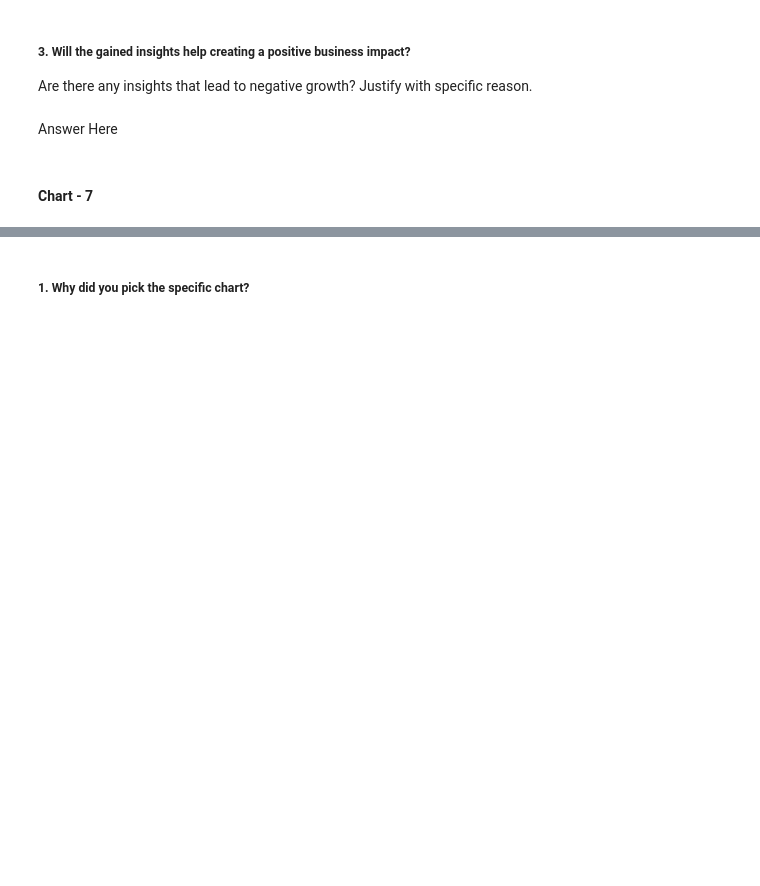
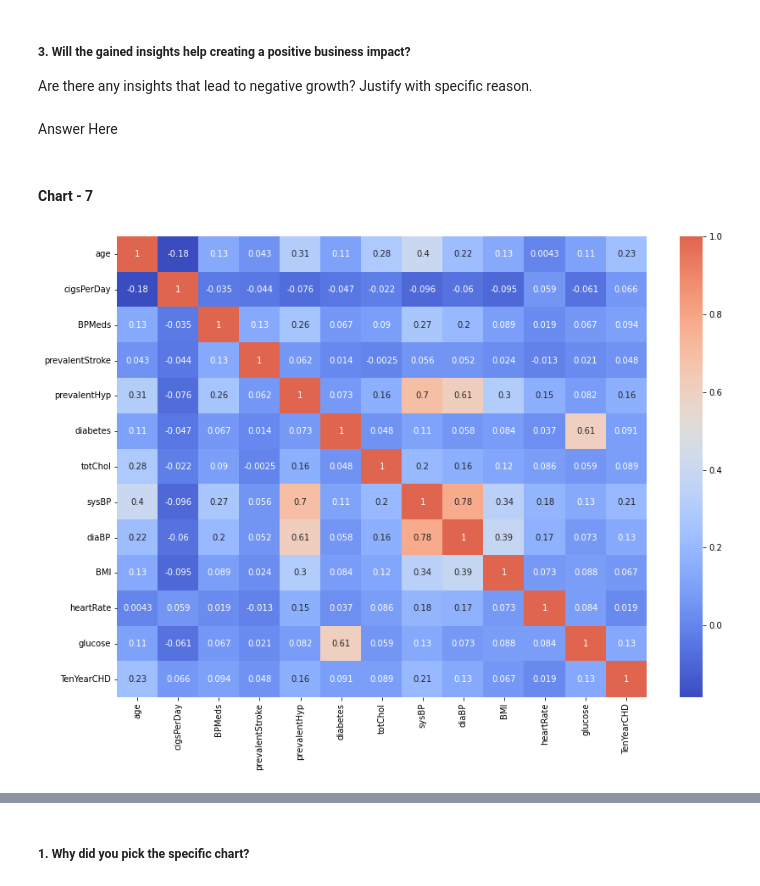
Before and after one commit to sakshantG/Cardiovascular_Risk_Prediction, a Jupyter notebook: Copy_of_Sample_ML_Submission_Template.ipynb, the cells around one changed output, grey strips where cells are left out. Drawn from its saved outputs; the diff is of its cells as text; code cells hidden in the pictures; blank space fills up the shorter version.

```diff
--- a/Copy_of_Sample_ML_Submission_Template.ipynb
+++ b/Copy_of_Sample_ML_Submission_Template.ipynb
@@ -630,0 +728,8 @@ Answer Here
+# %%
+# Chart - 7
+
+fig,axes = plt.subplots(1,1,figsize=(14,10))
+sns.heatmap(cardio_df.corr(), annot =True, cmap='coolwarm', ax= axes, center=0.5)
+plt.show()
+# %% [output]
+[figure, added]
```
Also changed, not shown: parts of 54 cells of this notebook.
